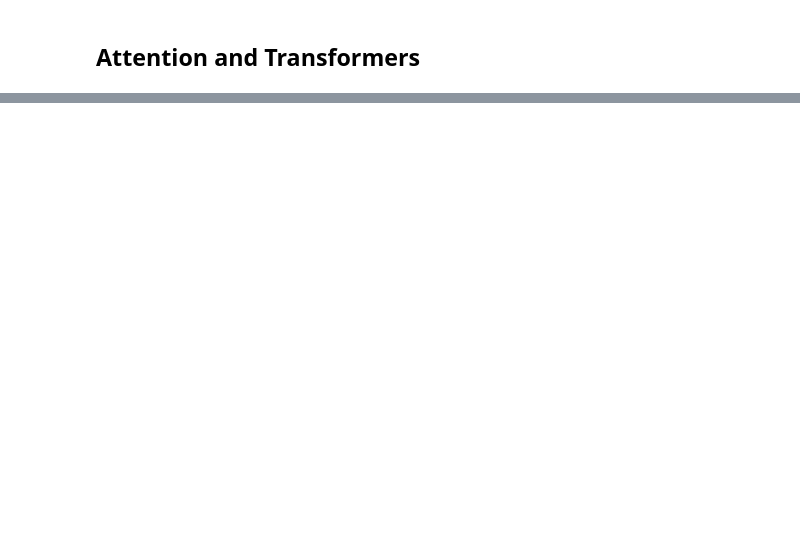
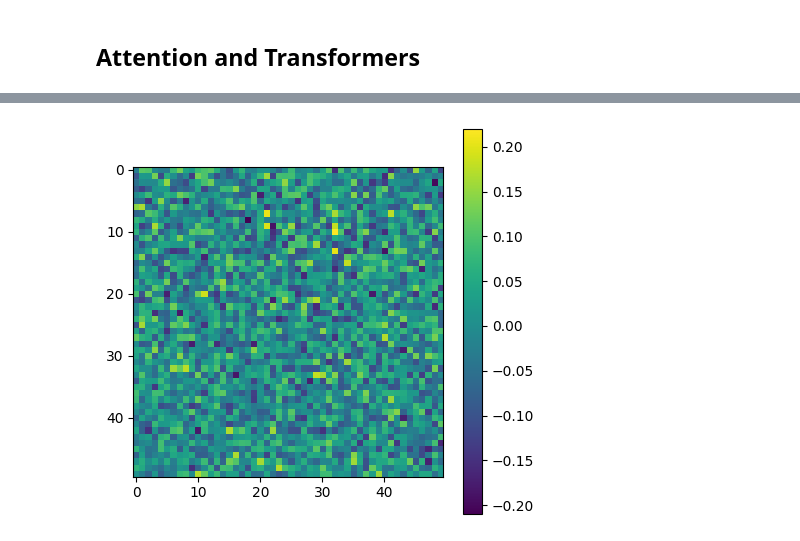
Before and after one commit to jlohunecke/ML4HC_project2, a Jupyter notebook: proj2_pt1.ipynb, the cells around one changed output, grey strips where cells are left out. Cells and saved outputs as stored; diff of their text form; code cells hidden in the pictures; blank space fills up the shorter version.

```diff
--- a/proj2_pt1.ipynb
+++ b/proj2_pt1.ipynb
@@ -563,0 +561,13 @@ Accuracy: 0.9619, Loss: 0.1439, Balanced Accuracy: 0.965215824627182
+# %%
+# Set the model to evaluation mode
+transformer.eval()
+
+# Pass the input data through the model to get the output and attention weights
+output, attention = transformer(X_test_tensor[0,:,:].unsqueeze(0))
+
+plt.figure(figsize=(5,5))
+plt.imshow(attention.detach().cpu().numpy()[:50,:50])
+plt.colorbar()
+plt.show()
+# %% [output]
+[figure, added]
```
Also changed, not shown: parts of 7 cells of this notebook.
